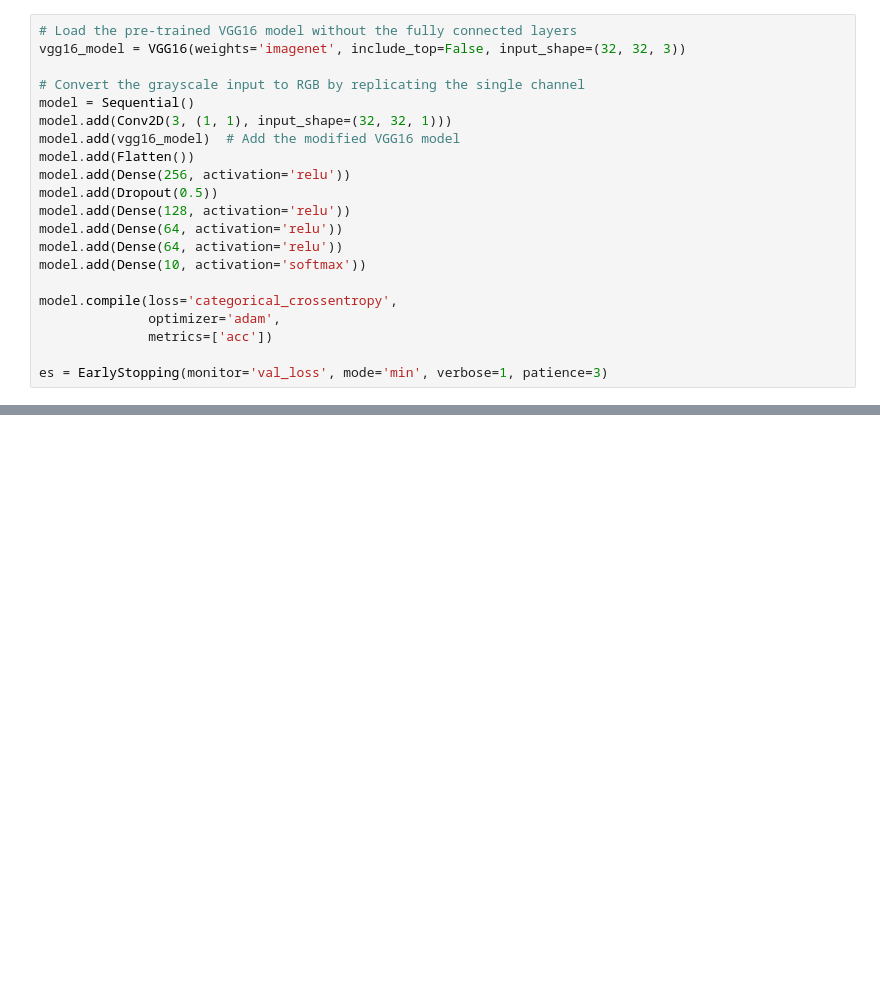
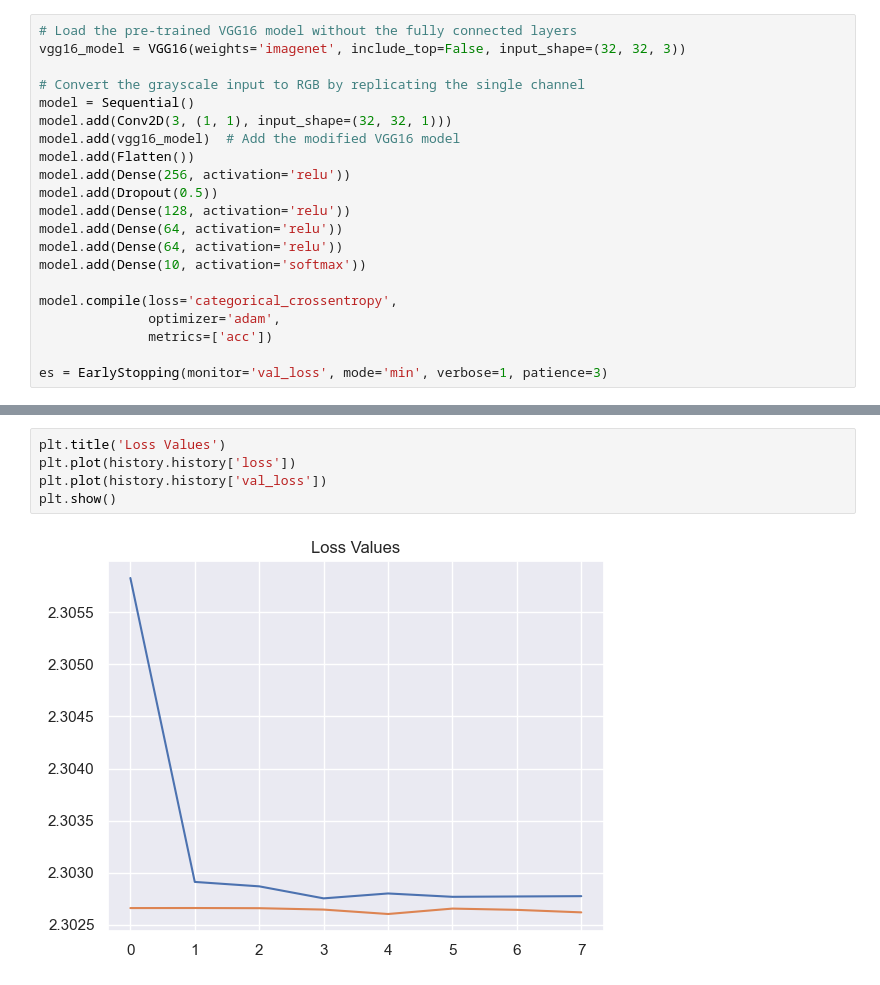
Before and after one commit to aiknayan/Machine-Learning-Project, a Jupyter notebook: Notebook/Project V2.ipynb, the cells around one changed output, grey strips where cells are left out. Cells and saved outputs as stored; diff of their text form; blank space fills up the shorter version.

```diff
--- a/Notebook/Project V2.ipynb
+++ b/Notebook/Project V2.ipynb
@@ -103,0 +130,7 @@ Epoch 2/20
+# %%
+plt.title('Loss Values')
+plt.plot(history.history['loss'])
+plt.plot(history.history['val_loss'])
+plt.show()
+# %% [output]
+[figure, added]
```
Also changed, not shown: parts of 11 cells of this notebook.
